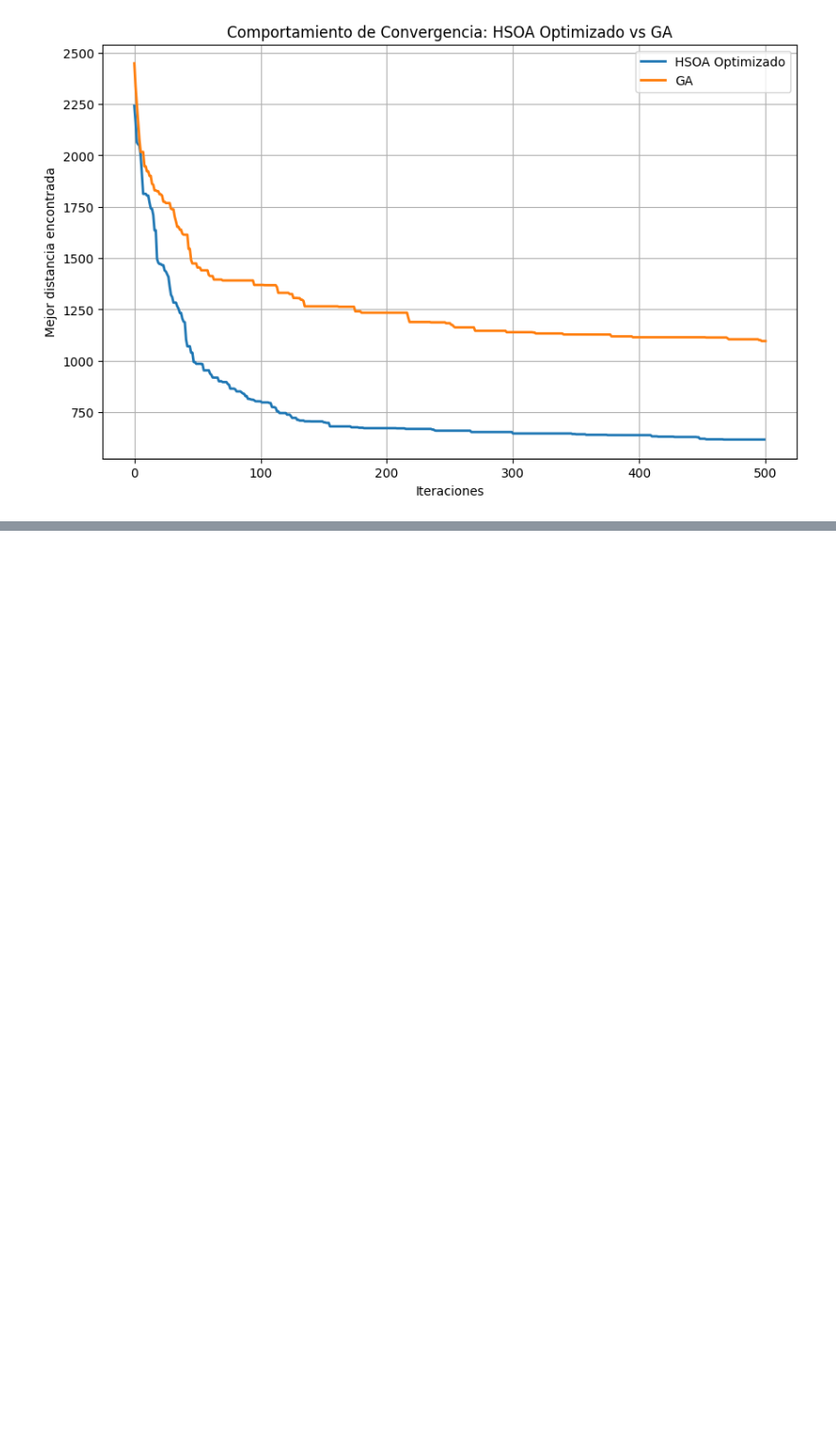
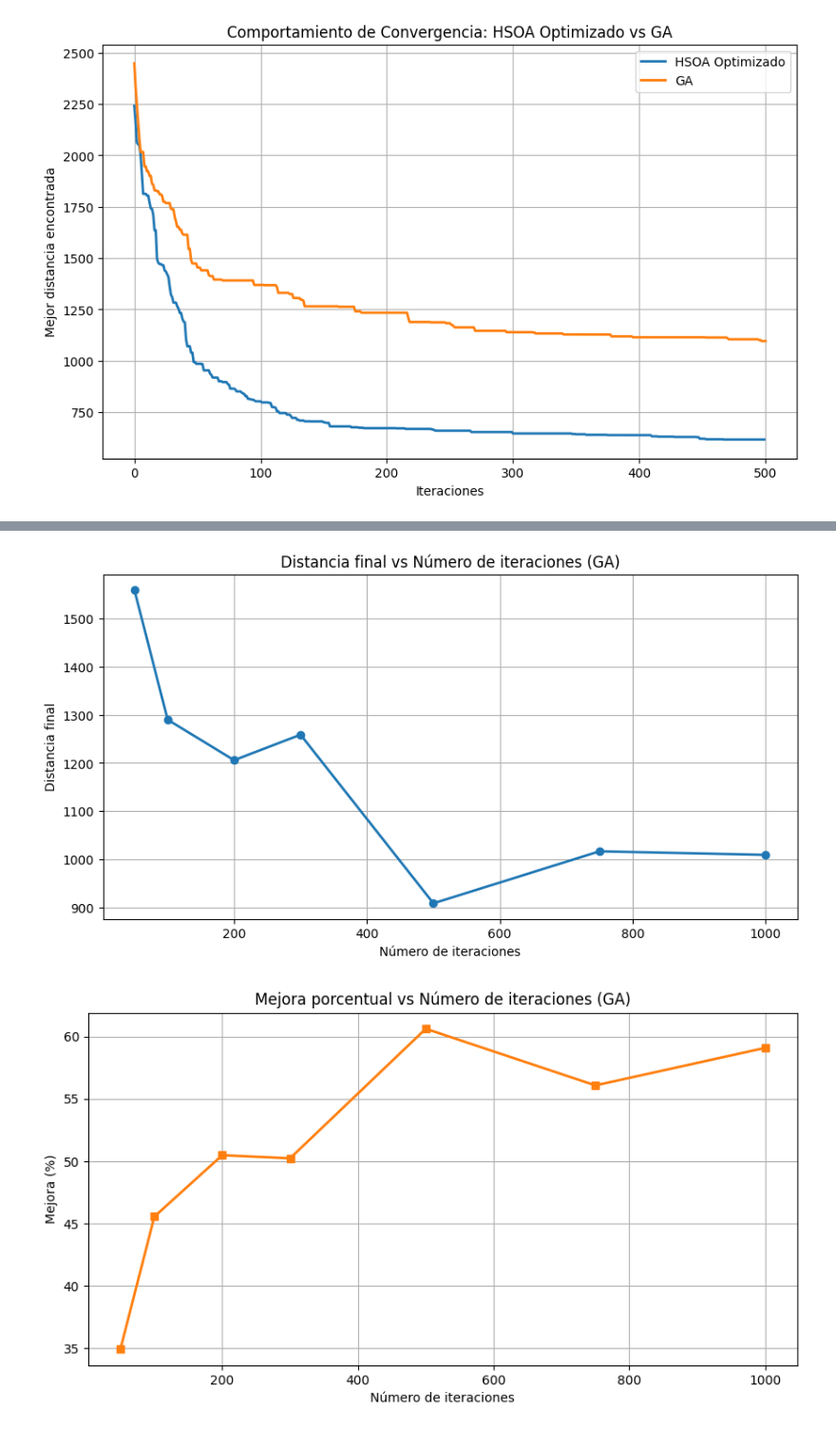
Before and after one commit to cristirofer/HSOA, a Jupyter notebook: HSAO TSP.ipynb, the cells around one changed output, grey strips where cells are left out. Shown at 95% size. Cells and saved outputs as stored; diff of their text form; code cells hidden in the pictures; blank space fills up the shorter version.

Commit message:
gráficos de comparacion de parámetros de HSOA y GA

```diff
--- a/HSAO TSP.ipynb
+++ b/HSAO TSP.ipynb
@@ -1183,3 +1181,81 @@ GA              -> Distancia: 1095.96, Tiempo: 0.6338 s
 [figure]
 [figure]
 [figure]
+# %%
+# ============================================================
+# ANÁLISIS DEL IMPACTO DE NUMERO DE ITERACIONES EN EL GA
+# ============================================================
+
+max_iters = [50, 100, 200, 300, 500, 750, 1000]
+resultados_ga_iters = []
+
+print("Analizando impacto de num_iter en GA...")
+print("=" * 70)
+
+for mi in max_iters:
+    print(f"\nProbando num_iter = {mi}")
+
+    start_time = time.time()
+    mejor_ruta_ga, mejor_dist_ga, historial_ga = AG_TSP(
+        matriz_distancias=MATRIZ_DISTANCIAS,
+        pop_size=30,
+        num_iter=mi,
+        mutation_rate=0.1
+    )
+    time_ga = time.time() - start_time
+
+    mejora = (historial_ga[0] - historial_ga[-1]) / historial_ga[0] * 100
+
+    resultados_ga_iters.append({
+        'num_iter': mi,
+        'mejor_distancia': mejor_dist_ga,
+        'historial': historial_ga,
+        'distancia_final': historial_ga[-1],
+        'mejora': mejora,
+        'tiempo': time_ga
+    })
+
+    print(f"  → Distancia final: {mejor_dist_ga:.2f}")
+    print(f"  → Mejora: {mejora:.2f}%")
+    print(f"  → Tiempo: {time_ga:.2f} s")
+
+print("\n" + "=" * 70)
+print("Análisis completado.")
+
+# ============================================================
+# GRÁFICOS DE ANÁLISIS DE RENDIMIENTO DEL GA
+# ============================================================
+
+# Distancia final vs número de iteraciones
+plt.figure(figsize=(10,5))
+plt.plot([r['num_iter'] for r in resultados_ga_iters],
+         [r['distancia_final'] for r in resultados_ga_iters],
+         marker='o', linewidth=2)
+plt.title('Distancia final vs Número de iteraciones (GA)')
+plt.xlabel('Número de iteraciones')
+plt.ylabel('Distancia final')
+plt.grid(True)
+plt.show()
+
+# Mejora porcentual vs número de iteraciones
+plt.figure(figsize=(10,5))
+plt.plot([r['num_iter'] for r in resultados_ga_iters],
+         [r['mejora'] for r in resultados_ga_iters],
+         marker='s', linewidth=2, color='tab:orange')
+plt.title('Mejora porcentual vs Número de iteraciones (GA)')
+plt.xlabel('Número de iteraciones')
+plt.ylabel('Mejora (%)')
+plt.grid(True)
+plt.show()
+
+# Tiempo de ejecución vs número de iteraciones
+plt.figure(figsize=(10,5))
+plt.plot([r['num_iter'] for r in resultados_ga_iters],
+         [r['tiempo'] for r in resultados_ga_iters],
+         marker='^', linewidth=2, color='tab:red')
+plt.title('Tiempo de ejecución vs Número de iteraciones (GA)')
+plt.xlabel('Número de iteraciones')
+plt.ylabel('Tiempo (s)')
+plt.grid(True)
+plt.show()
+# %% [output]
@@ -1185,0 +1279,2 @@ GA              -> Distancia: 1095.96, Tiempo: 0.6338 s
+[figure, added]
+[figure, added]
```
Also changed, not shown: parts of 5 cells of this notebook.
